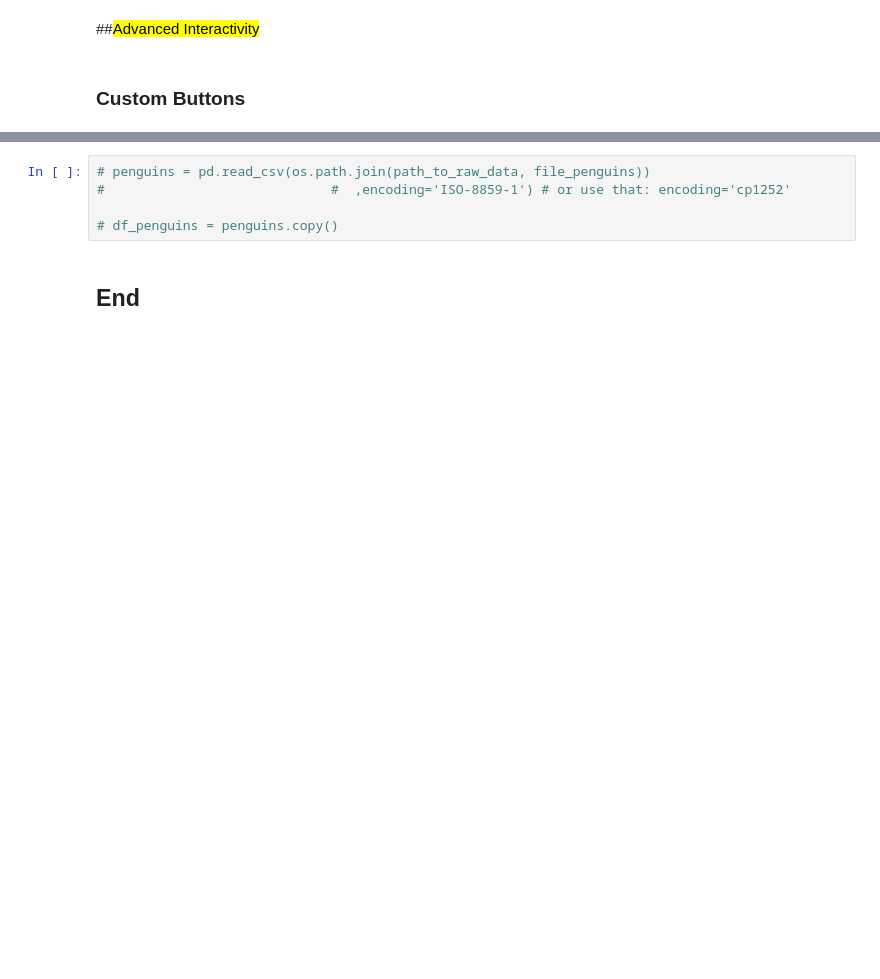
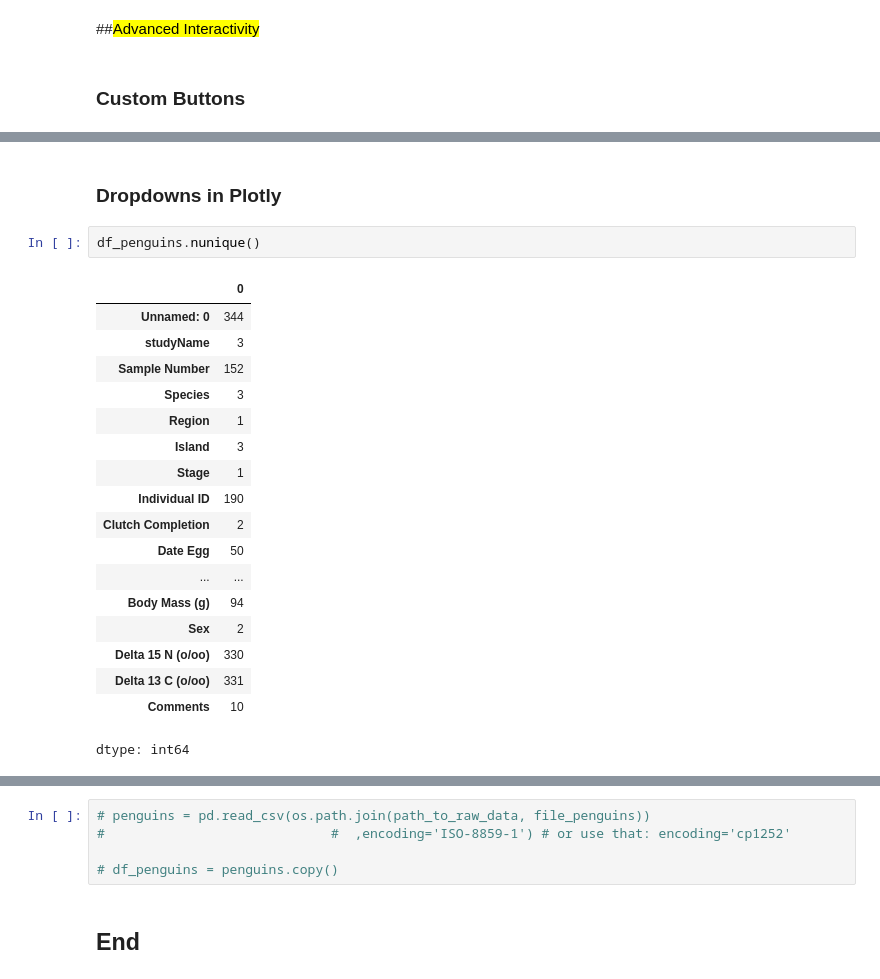
Before and after one commit to alona808/data_viz_plotly, a Jupyter notebook: data_viz_plotly_intro.ipynb, the cells around one changed output, grey strips where cells are left out. Saved outputs shown, nothing was run; the diff lists cells and outputs as text; blank space fills up the shorter version.

```diff
--- a/data_viz_plotly_intro.ipynb
+++ b/data_viz_plotly_intro.ipynb
@@ -779,0 +866,23 @@ fig.show()
+# %% [markdown]
+### Dropdowns in Plotly
+# %%
+df_penguins.nunique()
+# %% [output]
+|  | 0 |
+| Unnamed: 0 | 344 |
+| studyName | 3 |
+| Sample Number | 152 |
+| Species | 3 |
+| Region | 1 |
+| Island | 3 |
+| Stage | 1 |
+| Individual ID | 190 |
+| Clutch Completion | 2 |
+| Date Egg | 50 |
+| ... | ... |
+| Body Mass (g) | 94 |
+| Sex | 2 |
+| Delta 15 N (o/oo) | 330 |
+| Delta 13 C (o/oo) | 331 |
+| Comments | 10 |
+dtype: int64
```
Also changed, not shown: parts of 14 cells of this notebook.
